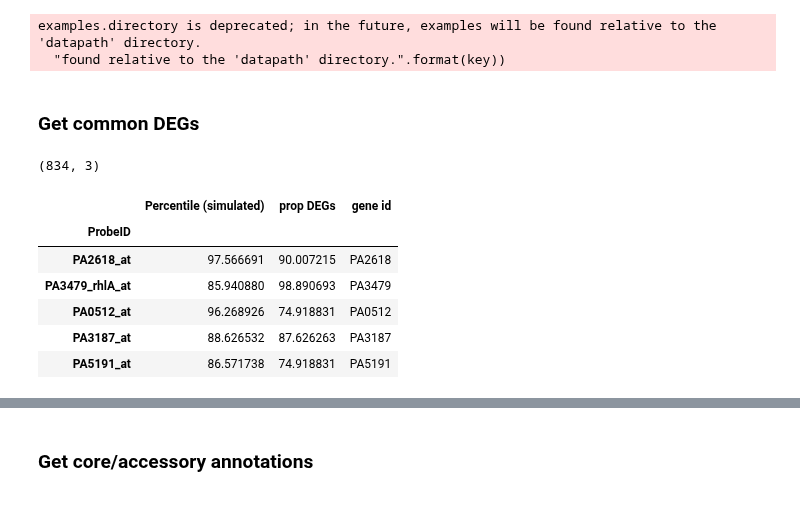
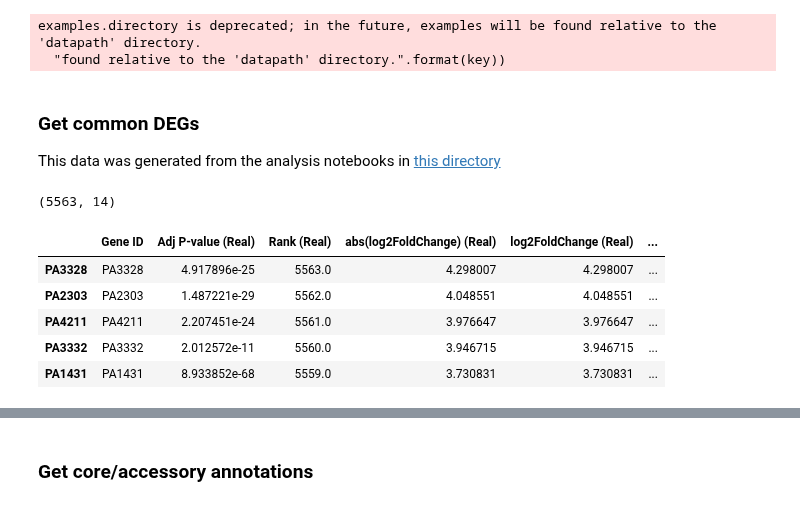
Before and after one commit to greenelab/core-accessory-interactome, a Jupyter notebook: 3_common_genes_analysis/1_common_DEGs_and_gene_groups.ipynb, the cells around one changed output, grey strips where cells are left out. Cells and saved outputs as stored; diff of their text form; code cells hidden in the pictures.

```diff
--- a/3_common_genes_analysis/1_common_DEGs_and_gene_groups.ipynb
+++ b/3_common_genes_analysis/1_common_DEGs_and_gene_groups.ipynb
@@ -20,20 +20,28 @@ examples.directory is deprecated; in the future, examples will be found relative
   "found relative to the 'datapath' directory.".format(key))
 # %% [markdown]
 ### Get common DEGs
+
+This data was generated from the analysis notebooks in [this directory]()
 # %%
-# Read in SOPHIE identified common DEGs (PAO1 gene ids)
-common_DEGs_filename = paths.COMMON_DEGS
+# Load summary statistics generated by SOPHIE using the PAO1 and PA
+pao1_common_DEGs_filename = paths.COMMON_DEGS_PAO1
+pa14_common_DEGs_filename = paths.COMMON_DEGS_PA14
 
-common_DEGs = pd.read_csv(common_DEGs_filename, sep="\t", index_col=0, header=0)
+
+pao1_SOPHIE_stats = pd.read_csv(
+    pao1_common_DEGs_filename, sep="\t", index_col=0, header=0
+)
+pa14_SOPHIE_stats = pd.read_csv(
+    pa14_common_DEGs_filename, sep="\t", index_col=0, header=0
+)
 # %%
-print(common_DEGs.shape)
-common_DEGs.head()
+print(pao1_SOPHIE_stats.shape)
+pao1_SOPHIE_stats.head()
 # %% [output]
-(834, 3)
+(5563, 14)
-|  | Percentile (simulated) | prop DEGs | gene id |
-| ProbeID |  |  |  |
-| PA2618_at | 97.566691 | 90.007215 | PA2618 |
-| PA3479_rhlA_at | 85.940880 | 98.890693 | PA3479 |
-| PA0512_at | 96.268926 | 74.918831 | PA0512 |
-| PA3187_at | 88.626532 | 87.626263 | PA3187 |
-| PA5191_at | 86.571738 | 74.918831 | PA5191 |
+|  | Gene ID | Adj P-value (Real) | Rank (Real) | abs(log2FoldChange) (Real) | log2FoldChange (Real) | ... |
+| PA3328 | PA3328 | 4.917896e-25 | 5563.0 | 4.298007 | 4.298007 | ... |
+| PA2303 | PA2303 | 1.487221e-29 | 5562.0 | 4.048551 | 4.048551 | ... |
+| PA4211 | PA4211 | 2.207451e-24 | 5561.0 | 3.976647 | 3.976647 | ... |
+| PA3332 | PA3332 | 2.012572e-11 | 5560.0 | 3.946715 | 3.946715 | ... |
+| PA1431 | PA1431 | 8.933852e-68 | 5559.0 | 3.730831 | 3.730831 | ... |
```
Also changed, not shown: parts of 25 cells of this notebook, 7 other files.
